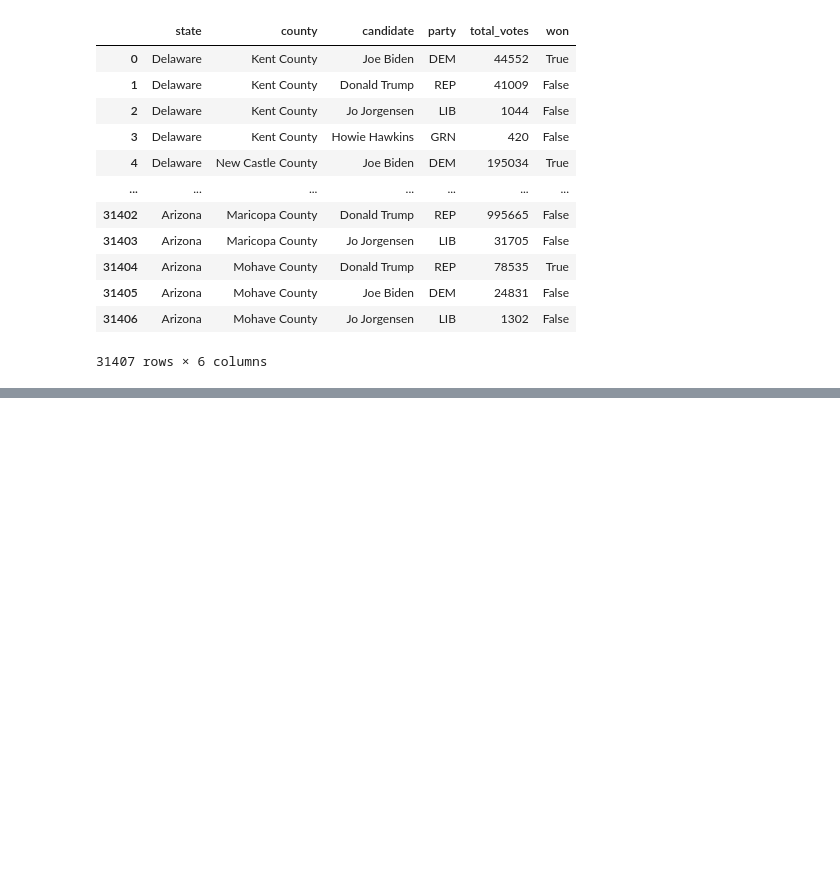
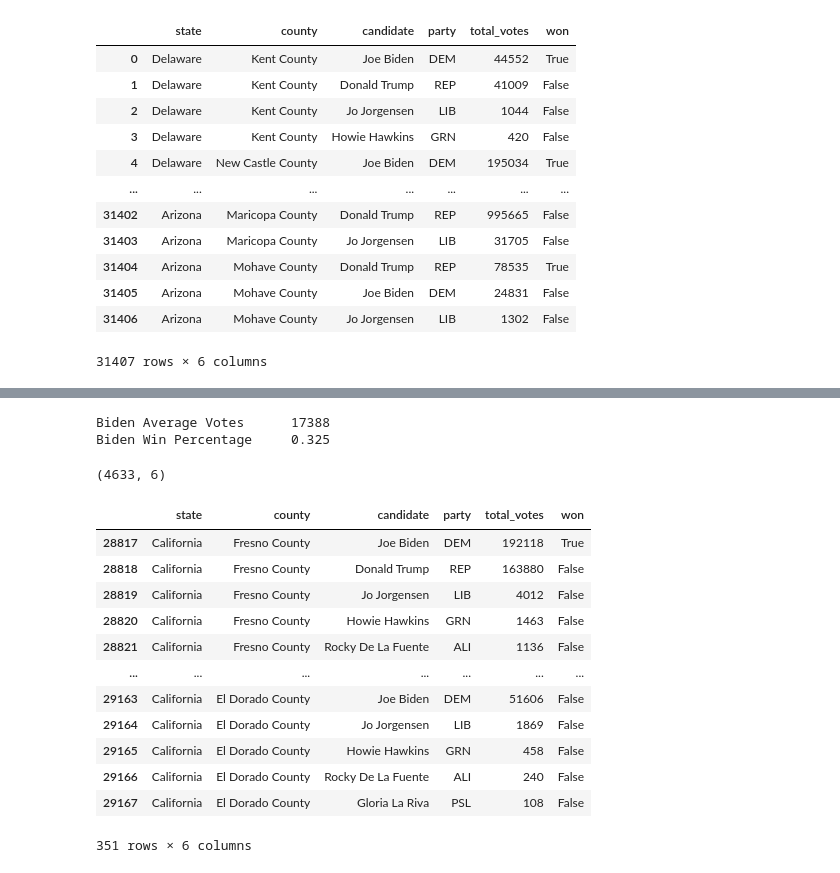
Before and after one commit to knoppin1/COVID-19-Study, a Jupyter notebook: Asignment_09/Assignment_09.ipynb, the cells around one changed output, grey strips where cells are left out. Saved outputs shown, nothing was run; the diff lists cells and outputs as text; code cells hidden in the pictures; blank space fills up the shorter version.

```diff
--- a/Asignment_09/Assignment_09.ipynb
+++ b/Asignment_09/Assignment_09.ipynb
@@ -93,0 +119,27 @@ BadZipFile: ignored
+# %%
+biden_avg_votes, biden_win_pct = biden.mean()
+print("Biden Average Votes",'\t',int(biden_avg_votes))
+print("Biden Win Percentage",'\t',round(biden_win_pct,3))
+# %% [output]
+Biden Average Votes      17388
+Biden Win Percentage     0.325
+# %%
+biden.shape
+# %% [output]
+(4633, 6)
+# %%
+df.query('state=="California"')
+# %% [output]
+|  | state | county | candidate | party | total_votes | won |
+| 28817 | California | Fresno County | Joe Biden | DEM | 192118 | True |
+| 28818 | California | Fresno County | Donald Trump | REP | 163880 | False |
+| 28819 | California | Fresno County | Jo Jorgensen | LIB | 4012 | False |
+| 28820 | California | Fresno County | Howie Hawkins | GRN | 1463 | False |
+| 28821 | California | Fresno County | Rocky De La Fuente | ALI | 1136 | False |
+| ... | ... | ... | ... | ... | ... | ... |
+| 29163 | California | El Dorado County | Joe Biden | DEM | 51606 | False |
+| 29164 | California | El Dorado County | Jo Jorgensen | LIB | 1869 | False |
+| 29165 | California | El Dorado County | Howie Hawkins | GRN | 458 | False |
+| 29166 | California | El Dorado County | Rocky De La Fuente | ALI | 240 | False |
+| 29167 | California | El Dorado County | Gloria La Riva | PSL | 108 | False |
+351 rows × 6 columns
```
Also changed, not shown: parts of 15 cells of this notebook.
